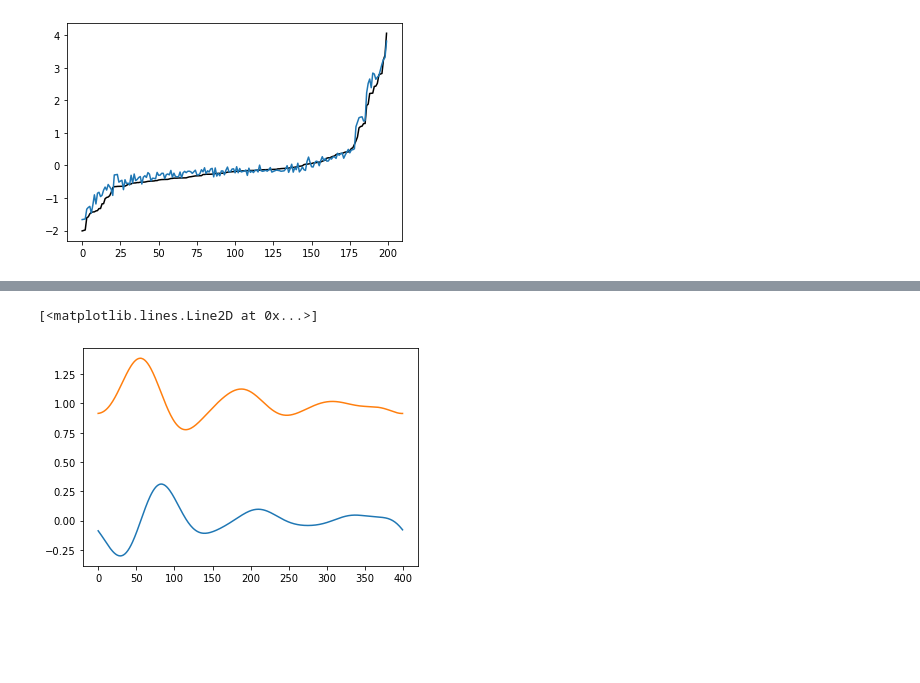
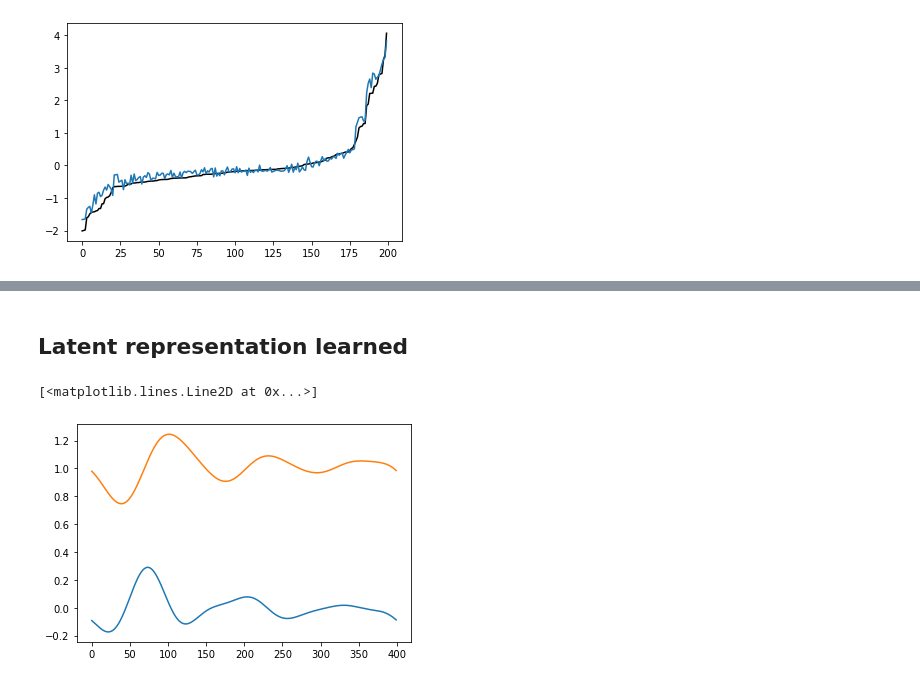
Before and after one commit to smrfeld/phys_dbd, a Jupyter notebook: example/main.ipynb, the cells around one changed output, grey strips where cells are left out. Cells and saved outputs as stored; diff of their text form; code cells hidden in the pictures; blank space fills up the shorter version.

```diff
--- a/example/main.ipynb
+++ b/example/main.ipynb
@@ -905,0 +729,5 @@ model.load_weights("trained_compare/weights_final")
+# %%
+model_trained = tf.keras.models.load_model("trained_compare/trained_final")
+
+# Load lowest validation weights
+model_trained.load_weights("trained_compare/weights_lowest_val")
@@ -1068,15 +879,17 @@ Text(0.5, 1.0, 'sig2')
+# %% [markdown]
+## Latent representation learned
 # %%
 input0 = {
     "tpt": np.reshape(np.arange(0,400).astype('float32'),newshape=(400,1))
     }
-muh_lyr = model.compare_lyr.params0toParams.layer_muh["0"]
+muh_lyr = model_trained.compare_lyr.params0toParams.layer_muh["0"]
 muh_output0 = muh_lyr(input0).numpy()
-varh_diag_lyr = model.compare_lyr.params0toParams.layer_varh_diag["0"]
+varh_diag_lyr = model_trained.compare_lyr.params0toParams.layer_varh_diag["0"]
 varh_diag_output0 = varh_diag_lyr(input0).numpy()
 
 plt.figure()
 plt.plot(muh_output0)
 plt.plot(varh_diag_output0)
 # %% [output]
 [<matplotlib.lines.Line2D at 0x...>]
-[figure, old version]
+[figure, new version]
```
Also changed, not shown: parts of 46 cells of this notebook, 3 other files.
